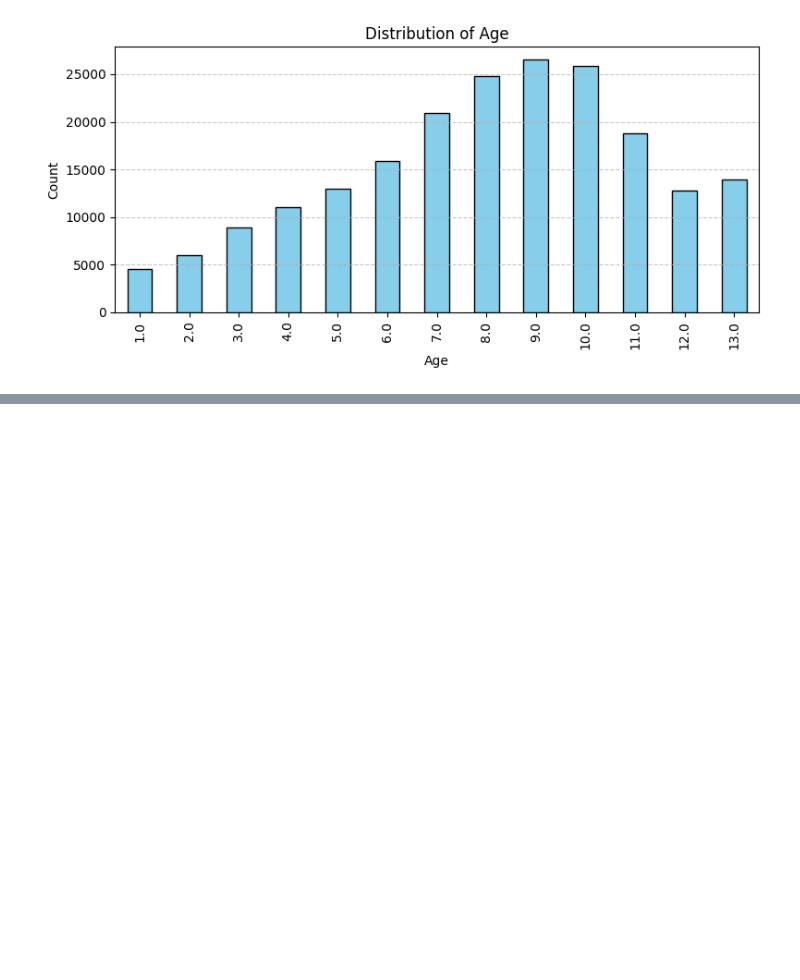
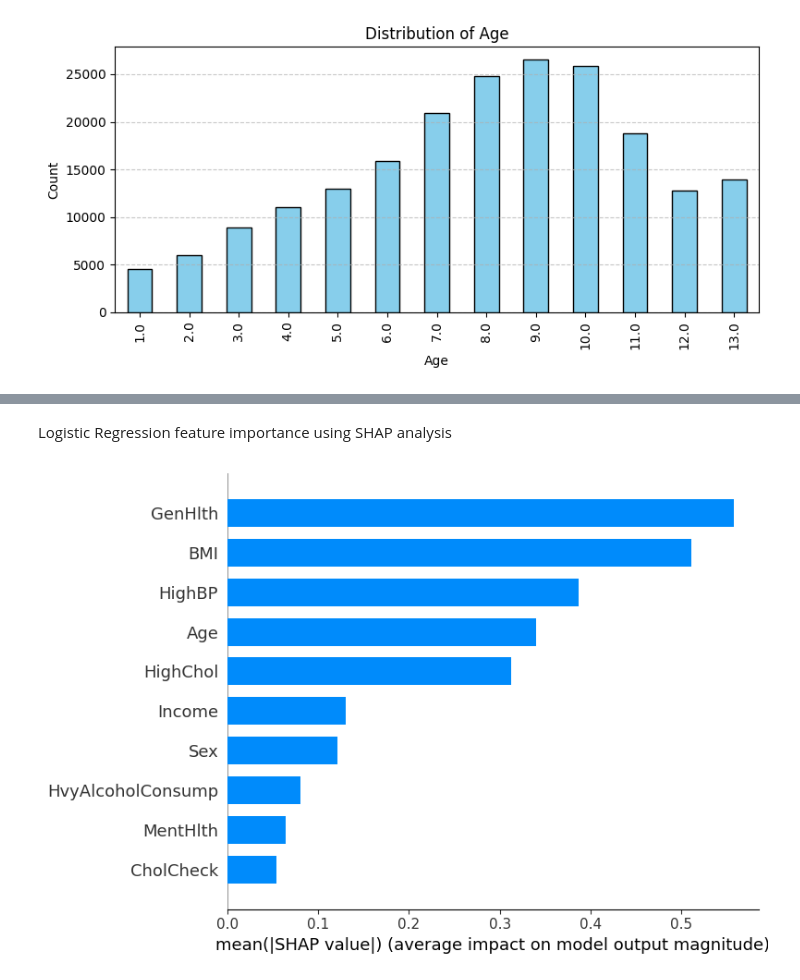
Before and after one commit to ApplePot/fyp, a Jupyter notebook: main_final.ipynb, the cells around one changed output, grey strips where cells are left out. Cells and saved outputs as stored; diff of their text form; code cells hidden in the pictures; blank space fills up the shorter version.

```diff
--- a/main_final.ipynb
+++ b/main_final.ipynb
@@ -363,0 +413,11 @@ performance_metrics_df
+# %% [markdown]
+Logistic Regression feature importance using SHAP analysis
+# %%
+X_train = X_train.drop(columns=['target']) if 'target' in X_train.columns else X_train
+
+# Logistic regression feature importance using SHAP
+explainer = shap.Explainer(models['LR'], X_train)
+shap_values = explainer(X_train)
+shap.summary_plot(shap_values, X_train, plot_type="bar", max_display=10)
+# %% [output]
+[figure, added]
```
Also changed, not shown: parts of 5 cells of this notebook.
